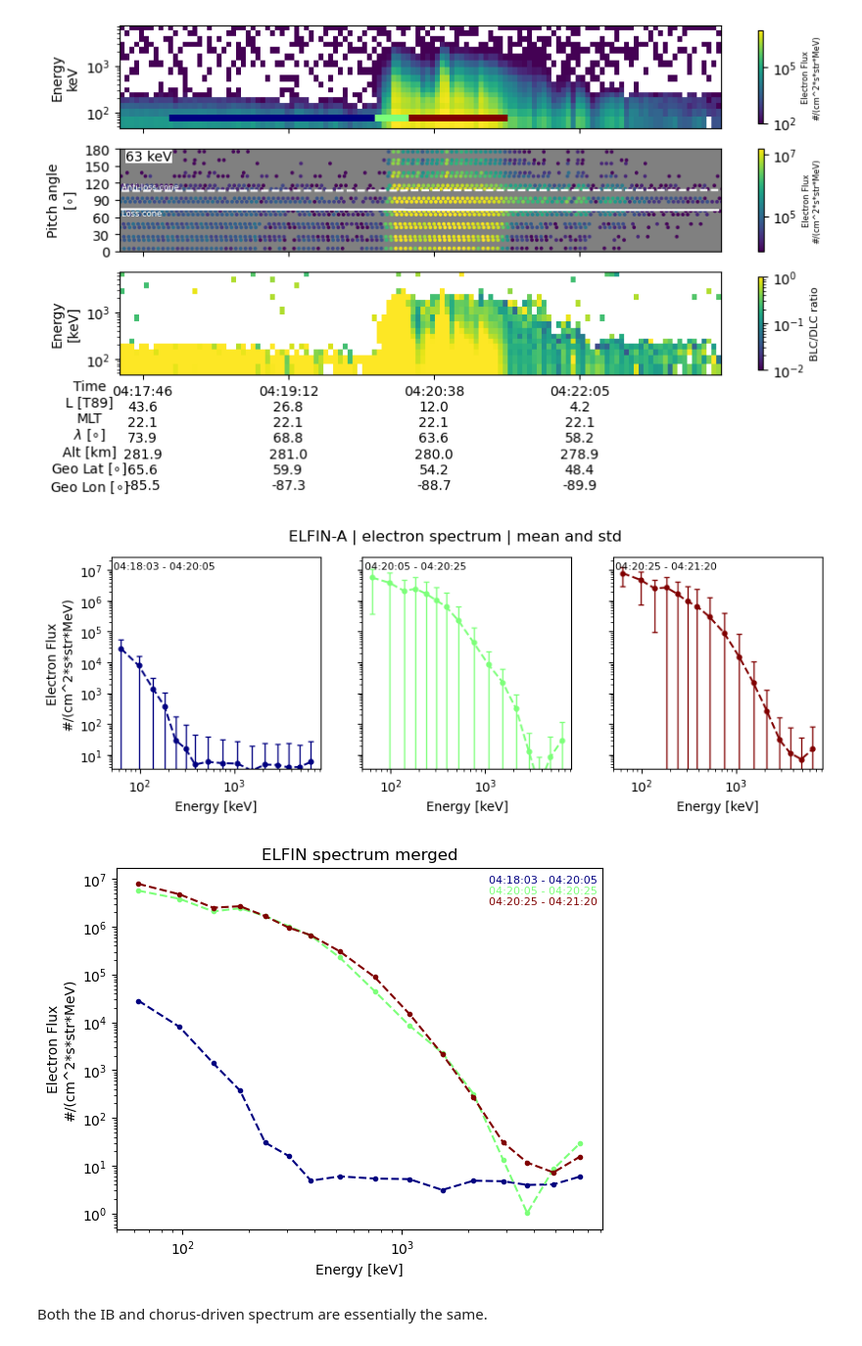
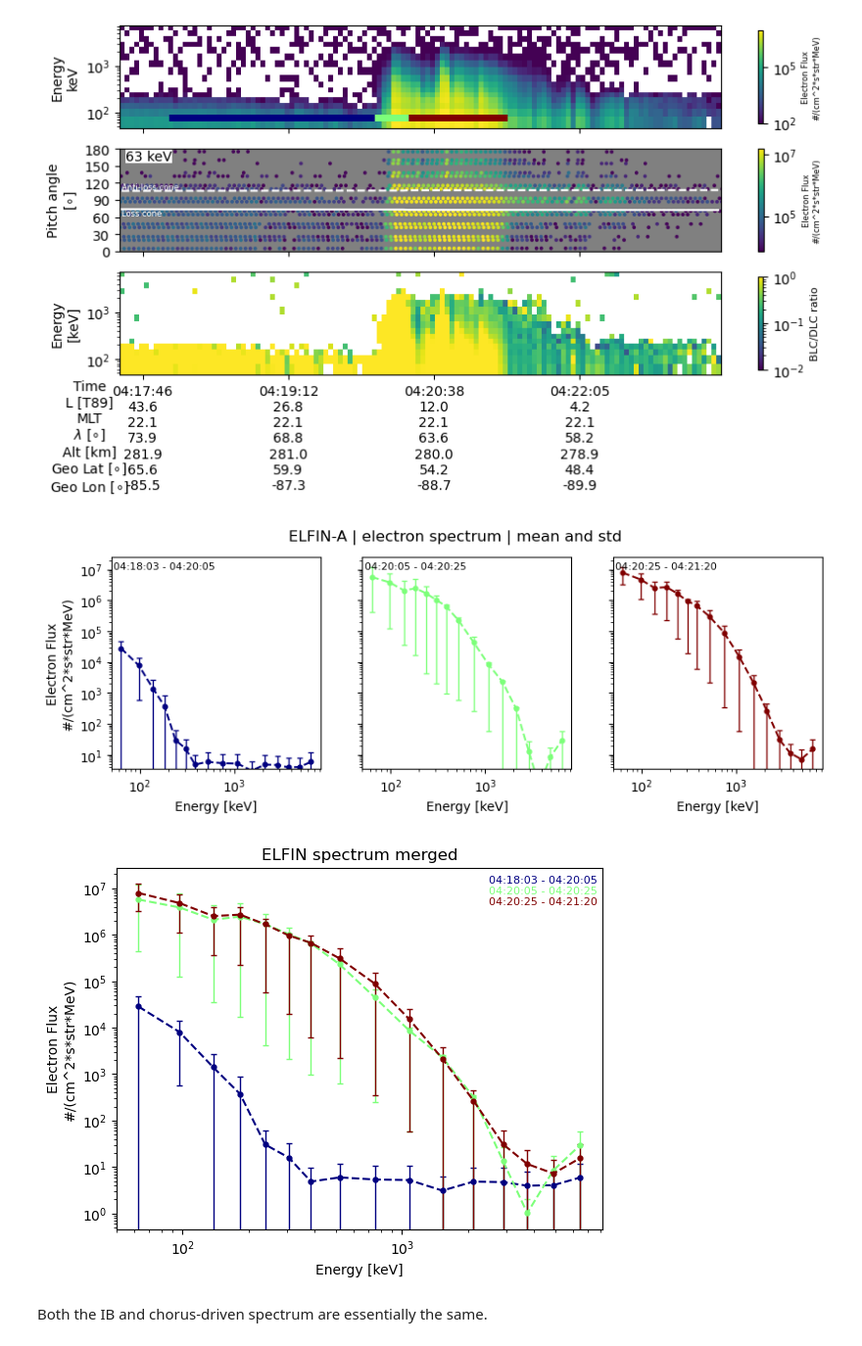
Before and after one commit to mshumko/elfinasi, a Jupyter notebook: src/20240904_substorm_study/misc/themis_elfin_spectra.ipynb, the cells around one changed output. Shown at 98% size. Saved outputs shown, nothing was run; the diff lists cells and outputs as text; code cells hidden in the pictures.

```diff
--- a/src/20240904_substorm_study/misc/themis_elfin_spectra.ipynb
+++ b/src/20240904_substorm_study/misc/themis_elfin_spectra.ipynb
@@ -178,18 +178,18 @@ print(f'B field before: {mean_b_before} and after: {mean_b_after}.')
 B field before: 26.489105224609375 and after: 38.66700744628906.
 # %%
 themis_spectra_mean = np.full((len(themisa_spectra_time_ranges), len(sst_xr.v[0, valid_sst_channels])), np.nan)
-themis_spectra_std = np.full((len(themisa_spectra_time_ranges), len(sst_xr.v[0, valid_sst_channels])), np.nan)
+themis_spectra_iqr = np.full((len(themisa_spectra_time_ranges), 2, len(sst_xr.v[0, valid_sst_channels])), np.nan)
 for i, themis_spectra_time_range in enumerate(themisa_spectra_time_ranges):
     idx = np.where(
         (ssta_times>=themis_spectra_time_range[0]) &
         (ssta_times<=themis_spectra_time_range[1])
         )[0]
-    themis_spectra_mean[i, :] = ssta_spectrum[idx, :].mean(axis=0)
-    themis_spectra_std[i, :] = ssta_spectrum[idx, :].std(axis=0)
+    themis_spectra_mean[i, :] = np.mean(ssta_spectrum[idx, :], axis=0)
+    themis_spectra_iqr[i, ...] = np.quantile(ssta_spectrum[idx, :], (0.25, 0.75), axis=0)
 # %%
 fig, ax = plt.subplots()
 for i, (themis_time_range, color) in enumerate(zip(themisa_spectra_time_ranges, themis_colors)):
-    ax.errorbar(sst_xr.v[0, valid_sst_channels],  themis_spectra_mean[i, :], color=color, yerr=themis_spectra_std[i, :], capsize=2,
+    ax.errorbar(sst_xr.v[0, valid_sst_channels],  themis_spectra_mean[i, :], color=color, yerr=themis_spectra_iqr[i, ...], capsize=2,
             markersize=7, elinewidth=1, marker='.', ls='-')
     ax.text(
         0.01, 0.2-0.03*i, f'{themis_time_range[0]:%H:%M:%S} - {themis_time_range[1]:%H:%M:%S}',
@@ -200,7 +200,7 @@ ax.errorbar(
     sst_xr.v[0, valid_sst_channels],
     (mean_b_after/mean_b_before)*themis_spectra_mean[0, :],
     color='k',
-    yerr=(mean_b_after/mean_b_before)*themis_spectra_std[0, :],
+    yerr=(mean_b_after/mean_b_before)*np.abs(themis_spectra_mean[0, :]-themis_spectra_iqr[0, :]),
     capsize=2,
     markersize=7,
     elinewidth=1,
@@ -257,13 +257,13 @@ for elfin_spectra_time_range, color in zip(elfin_spectra_time_ranges, elfin_colo
 fig, dx = plt.subplots(1, len(elfin_spectra_time_ranges), figsize=(10, 3), sharey=True, sharex=True)
 
 elfin_spectra_mean = np.nan*np.zeros((len(elfin_spectra_time_ranges), pad_obj.energy.shape[0]))
-elfin_spectra_std = np.nan*np.zeros((len(elfin_spectra_time_ranges), pad_obj.energy.shape[0]))
+elfin_spectra_iqr = np.nan*np.zeros((len(elfin_spectra_time_ranges), 2, pad_obj.energy.shape[0]))
 
 for i, (elfin_spectra_time_range, dx_i, color) in enumerate(zip(elfin_spectra_time_ranges, dx, elfin_colors)):
     pad_flt = pad_obj.pad.sel(time=slice(elfin_spectra_time_range[0], elfin_spectra_time_range[1]))
     elfin_spectra_mean[i, :] = pad_flt.mean(dim=('time', 'pa'), skipna=True).sel(energy=pad_obj._flux_keys)
-    elfin_spectra_std[i, :] = pad_flt.std(dim=('time', 'pa'), skipna=True).sel(energy=pad_obj._flux_keys)
-    dx_i.errorbar(pad_obj.energy, elfin_spectra_mean[i, :], color=color, yerr=elfin_spectra_std[i, :], capsize=2,
+    elfin_spectra_iqr[i, ...] = pad_flt.quantile((0.25, 0.75), dim=('time', 'pa'), skipna=True).sel(energy=pad_obj._flux_keys)
+    dx_i.errorbar(pad_obj.energy, elfin_spectra_mean[i, :], color=color, yerr=np.abs(elfin_spectra_mean[i, :]-elfin_spectra_iqr[i, :]), capsize=2,
             markersize=7, elinewidth=1, marker='.', ls='--')
     dx_i.set(xlabel='Energy [keV]', yscale='log', xscale='log')
     dx_i.text(
@@ -273,20 +273,21 @@ for i, (elfin_spectra_time_range, dx_i, color) in enumerate(zip(elfin_spectra_ti
 dx[0].set_ylabel(f'Electron Flux\n{pad_obj._flux_units}')
 plt.suptitle(f'ELFIN-{themis_probe.upper()} | electron spectrum | mean and std');
 # %% [output]
-[figure, old version]
+[figure, new version]
 # %%
 fig, ax = plt.subplots()
 for i, (elfin_spectra_time_range, color) in enumerate(zip(elfin_spectra_time_ranges, elfin_colors)):
-    ax.plot(pad_obj.energy, elfin_spectra_mean[i, :], color=color, marker='.', ls='--')
+    ax.errorbar(pad_obj.energy, elfin_spectra_mean[i, :], color=color, yerr=np.abs(elfin_spectra_mean[i, :]-elfin_spectra_iqr[i, :]), capsize=2,
+            markersize=7, elinewidth=1, marker='.', ls='--')
     ax.text(
         0.99, 0.98-0.03*i, f'{elfin_spectra_time_range[0]:%H:%M:%S} - {elfin_spectra_time_range[1]:%H:%M:%S}',
         fontsize=8, transform=ax.transAxes, va='top', ha='right', color=color
         )
 
 ax.set(xlabel='Energy [keV]', yscale='log', xscale='log', title='ELFIN spectrum merged')
 ax.set_ylabel(f'Electron Flux\n{pad_obj._flux_units}');
 # %% [output]
-[figure, old version]
+[figure, new version]
 # %% [markdown]
 Both the IB and chorus-driven spectrum are essentially the same.
 # %% [markdown]
```
Also changed, not shown: parts of 4 cells of this notebook, 3 other files.
